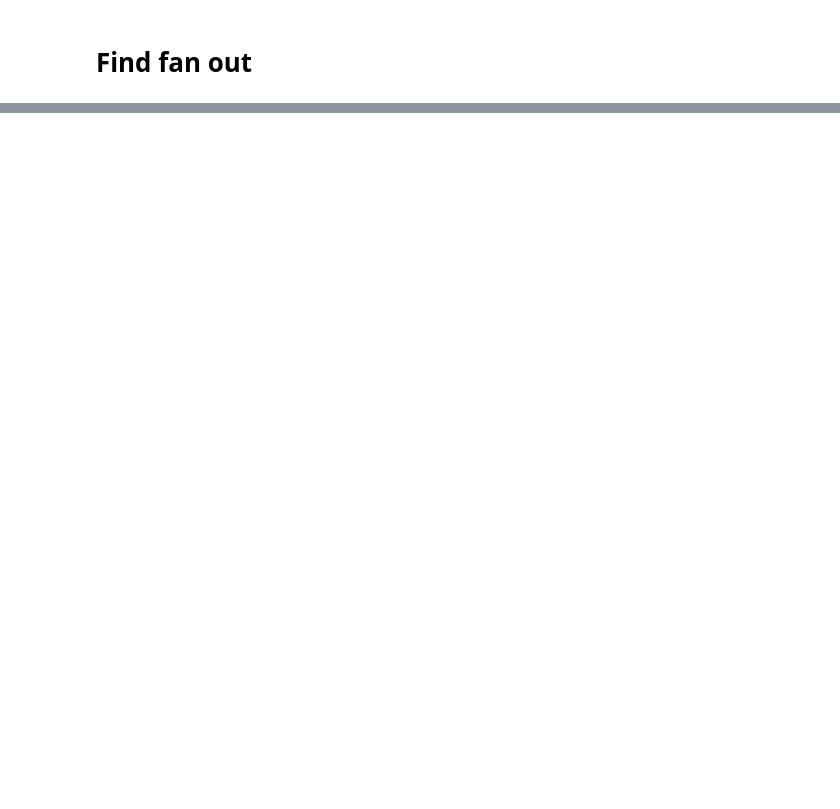
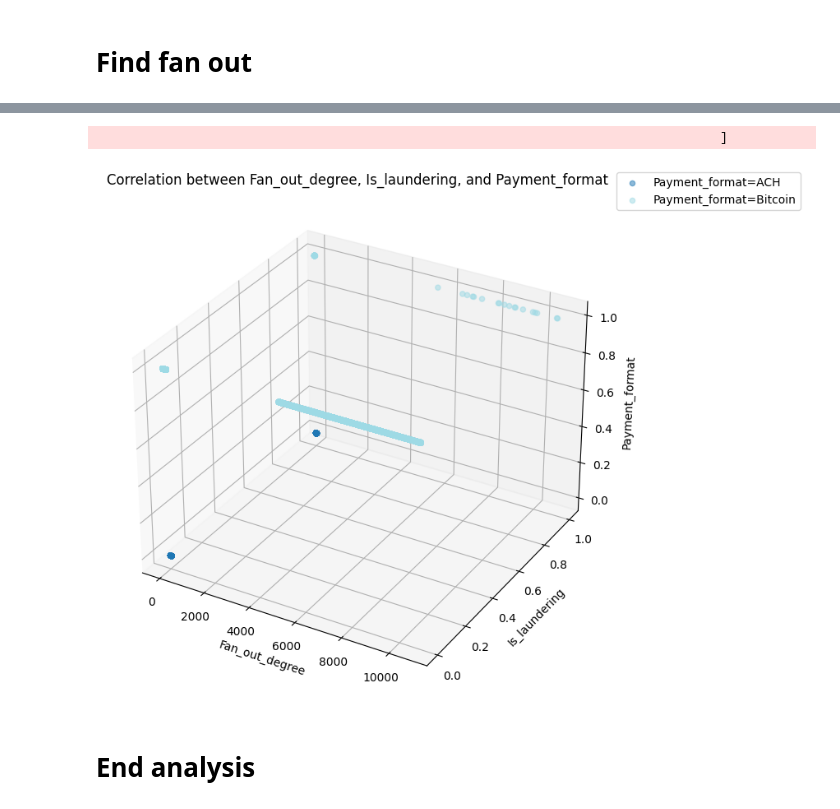
Before and after one commit to fabiobrambilla98/Joint_Project_AMD_SM2L, a Jupyter notebook: project/data_analyses.ipynb, the cells around one changed output, grey strips where cells are left out. Saved outputs shown, nothing was run; the diff lists cells and outputs as text; code cells hidden in the pictures; blank space fills up the shorter version.

```diff
--- a/project/data_analisis.ipynb
+++ b/project/data_analyses.ipynb
@@ -693,6 +714,7 @@ for payment_format in range(2):
             col("account2").alias("dst"),
             col("index"),
             col("timestamp"),
+            col("payment_format"),
             col("is_laundering")
         )
     )
@@ -788,0 +745,53 @@ df[df['is_laundering'] == 1]
+# %%
+# Applica la funzione UDF per estrarre i valori dalla colonna "transaction" e crea un nuovo DataFrame
+extract_udf = udf(extract_values, schema)
+new_spark_df = total_fan_out.withColumn("extracted", extract_udf("transaction"))
+
+# Seleziona le colonne necessarie e converte il DataFrame Spark in un DataFrame Pandas
+pandas_df = new_spark_df.select("extracted.*", "fan_out_degree").toPandas()
+# %% [output]
+                                                                                ]
+# %%
+import matplotlib.pyplot as plt
+from mpl_toolkits.mplot3d import Axes3D
+import matplotlib.cm as cm
+
+
+num_unique_payment_formats = pandas_df['payment_format'].nunique()
+color_map = cm.get_cmap('tab20', num_unique_payment_formats)
+
+# Mapping dictionary for payment_format names
+payment_format_names = {
+    0: 'ACH',
+    1: 'Bitcoin'
+}
+
+# Replace the payment_format values with their desired names
+pandas_df['payment_format_name'] = pandas_df['payment_format'].map(payment_format_names)
+
+# Create a 3D scatter plot
+fig = plt.figure(figsize=(25, 8))
+ax = fig.add_subplot(111, projection='3d')
+
+# Plot the points with different colors based on payment_format
+for i, (payment_format, group_df) in enumerate(pandas_df.groupby('payment_format_name')):
+    color = color_map(i / num_unique_payment_formats)  # Map payment_format to a color from the colormap
+    ax.scatter(group_df['fan_out_degree'], group_df['is_laundering'], group_df['payment_format'],
+               alpha=0.5, marker='o', color=color, label=f'Payment_format={payment_format}')
+
+# Set axis labels
+ax.set_xlabel('Fan_out_degree')
+ax.set_ylabel('Is_laundering')
+ax.set_zlabel('Payment_format')
+
+# Set the title
+ax.set_title('Correlation between Fan_out_degree, Is_laundering, and Payment_format')
+
+# Create a custom legend outside of the 3D plot
+ax.legend(loc='center left', bbox_to_anchor=(1, 1))
+
+plt.show()
+# %% [output]
+[figure, added]
+# %% [markdown]
+# End analysis
```
Also changed, not shown: parts of 10 cells of this notebook.
